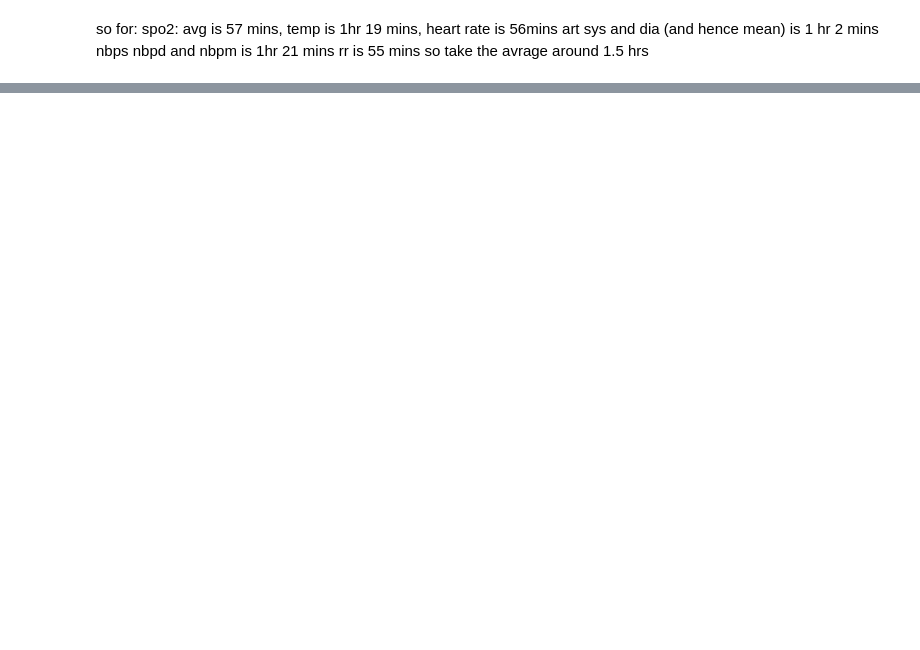
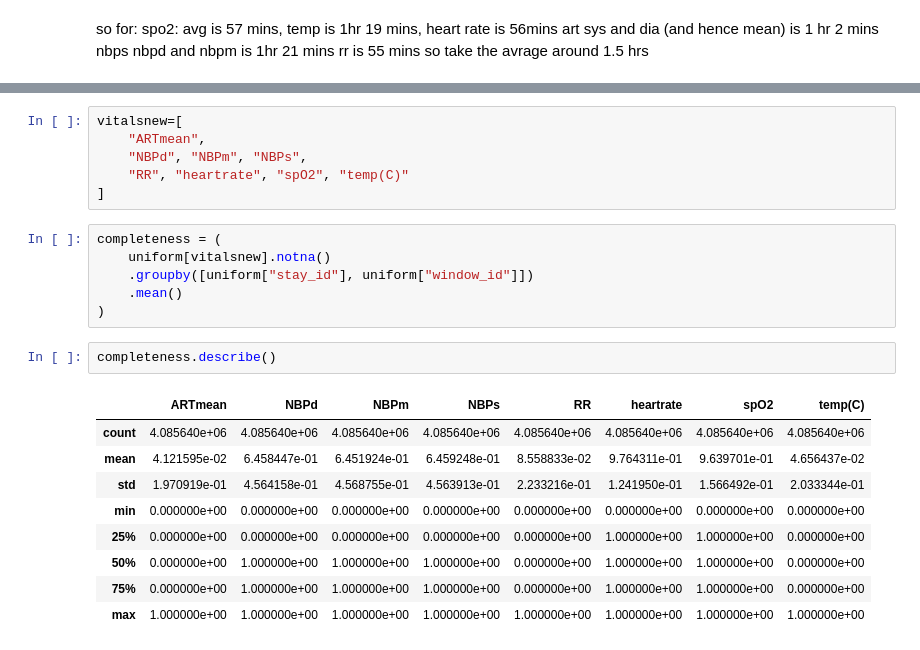
Before and after one commit to pranavv2707/ICU, a Jupyter notebook: notebooks/preprocessing.ipynb, the cells around one changed output, grey strips where cells are left out. Cells and saved outputs as stored; diff of their text form; blank space fills up the shorter version.

```diff
--- a/notebooks/preprocessing.ipynb
+++ b/notebooks/preprocessing.ipynb
@@ -703,0 +789,24 @@ np.int64(92747637)
+# %%
+vitalsnew=[
+    "ARTmean",
+    "NBPd", "NBPm", "NBPs",
+    "RR", "heartrate", "spO2", "temp(C)"
+]
+# %%
+completeness = (
+    uniform[vitalsnew].notna()
+    .groupby([uniform["stay_id"], uniform["window_id"]])
+    .mean()
+)
+# %%
+completeness.describe()
+# %% [output]
+|  | ARTmean | NBPd | NBPm | NBPs | RR | heartrate | spO2 | temp(C) |
+| count | 4.085640e+06 | 4.085640e+06 | 4.085640e+06 | 4.085640e+06 | 4.085640e+06 | 4.085640e+06 | 4.085640e+06 | 4.085640e+06 |
+| mean | 4.121595e-02 | 6.458447e-01 | 6.451924e-01 | 6.459248e-01 | 8.558833e-02 | 9.764311e-01 | 9.639701e-01 | 4.656437e-02 |
+| std | 1.970919e-01 | 4.564158e-01 | 4.568755e-01 | 4.563913e-01 | 2.233216e-01 | 1.241950e-01 | 1.566492e-01 | 2.033344e-01 |
+| min | 0.000000e+00 | 0.000000e+00 | 0.000000e+00 | 0.000000e+00 | 0.000000e+00 | 0.000000e+00 | 0.000000e+00 | 0.000000e+00 |
+| 25% | 0.000000e+00 | 0.000000e+00 | 0.000000e+00 | 0.000000e+00 | 0.000000e+00 | 1.000000e+00 | 1.000000e+00 | 0.000000e+00 |
+| 50% | 0.000000e+00 | 1.000000e+00 | 1.000000e+00 | 1.000000e+00 | 0.000000e+00 | 1.000000e+00 | 1.000000e+00 | 0.000000e+00 |
+| 75% | 0.000000e+00 | 1.000000e+00 | 1.000000e+00 | 1.000000e+00 | 0.000000e+00 | 1.000000e+00 | 1.000000e+00 | 0.000000e+00 |
+| max | 1.000000e+00 | 1.000000e+00 | 1.000000e+00 | 1.000000e+00 | 1.000000e+00 | 1.000000e+00 | 1.000000e+00 | 1.000000e+00 |
```
Also changed, not shown: parts of 36 cells of this notebook.
